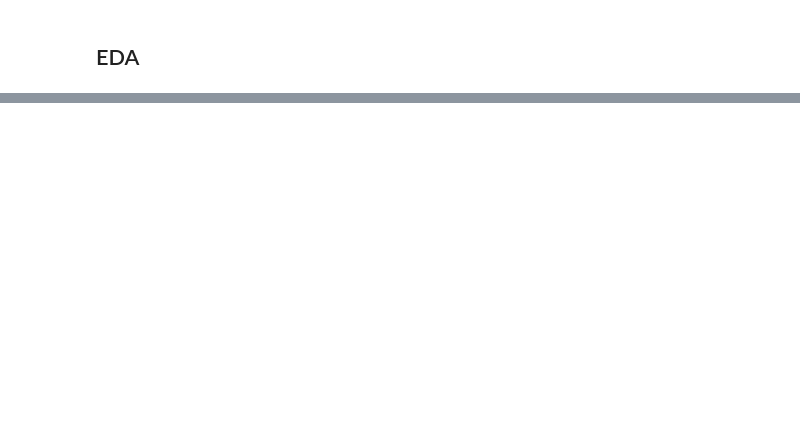
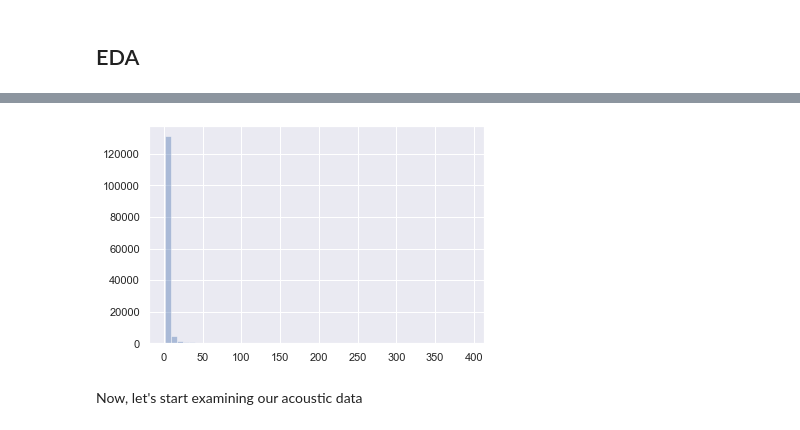
Before and after one commit to spotted-d/spotify-project, a Jupyter notebook: notebooks/austin_eda_work.ipynb, the cells around one changed output, grey strips where cells are left out. Drawn from its saved outputs; the diff is of its cells as text; code cells hidden in the pictures; blank space fills up the shorter version.

```diff
--- a/notebooks/austin_eda_work.ipynb
+++ b/notebooks/austin_eda_work.ipynb
@@ -78,6 +87 @@ playlist_data.head()
 5 rows × 25 columns
-# %%
-trackcounts_by_playlist = playlists[["pid", "trackid"]].groupby(["pid"]).agg(["count"])
-
-sns.set(color_codes=True)
-sns.distplot(trackcounts_by_playlist, kde=False);
@@ -83,0 +110,4 @@ sns.distplot(trackcounts_by_playlist, kde=False);
+# %%
+counts_by_track = playlist_data.groupby(["trackid", "track_name", "artist_name"]).count()
+counts_by_track["count_freq"] = counts_by_track["pid"]
+counts_by_track[["count_freq"]].sort_values(by="count_freq", ascending=False)
@@ -83,0 +129,7 @@ sns.distplot(trackcounts_by_playlist, kde=False);
+# %%
+sns.set(color_codes=False)
+sns.distplot(counts_by_track[["count_freq"]], kde=False);
+# %% [output]
+[figure, added]
+# %% [markdown]
+Now, let's start examining our acoustic data
```
Also changed, not shown: parts of 42 cells of this notebook, 1 other file.
